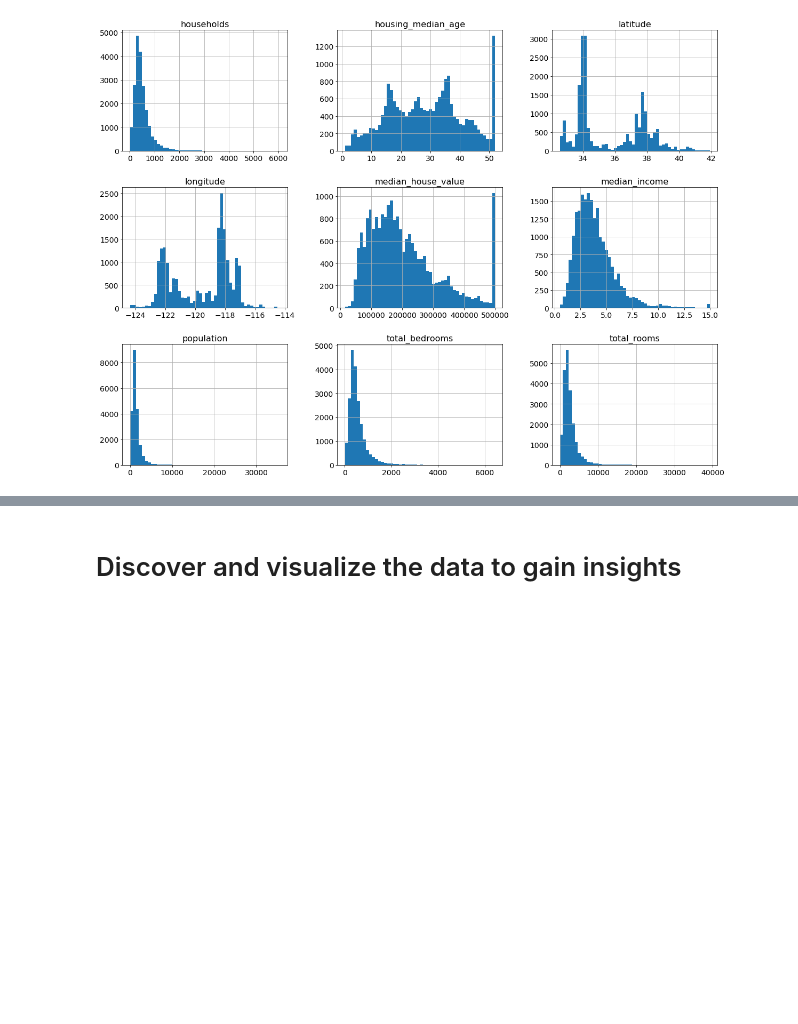
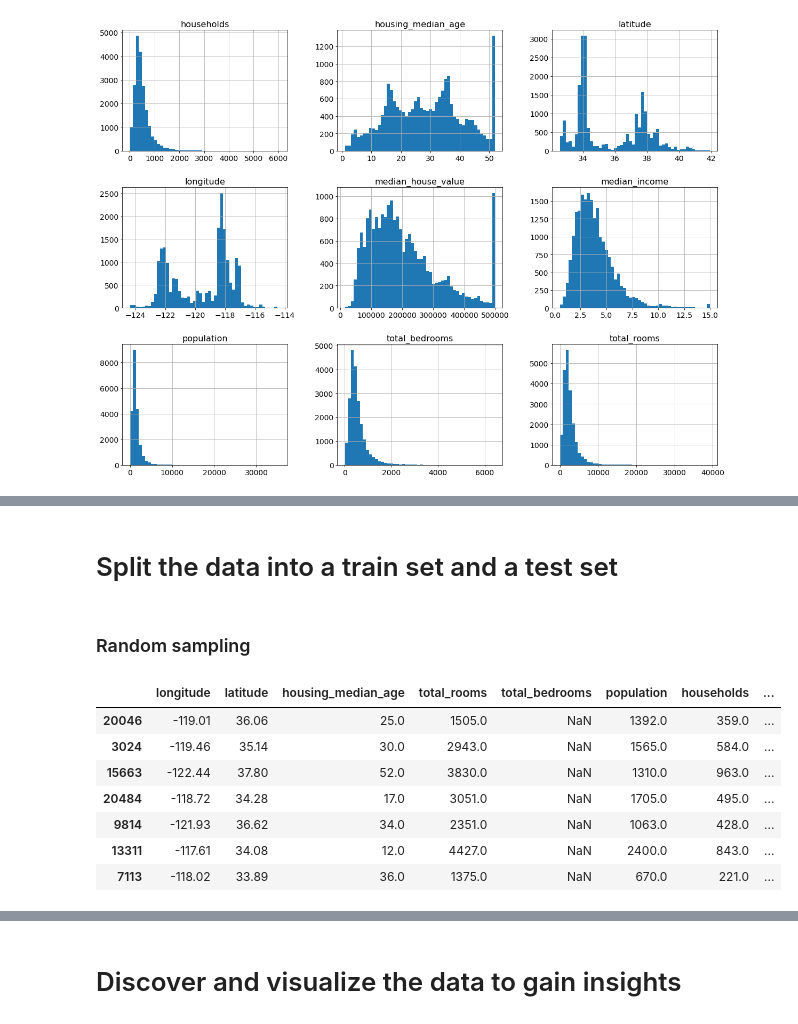
Before and after one commit to sandulas/Machine-Learning, a Jupyter notebook: CaliforniaHousing - Clean.ipynb, the cells around one changed output, grey strips where cells are left out. Drawn from its saved outputs; the diff is of its cells as text; code cells hidden in the pictures; blank space fills up the shorter version.

```diff
--- a/CaliforniaHousing - Clean.ipynb
+++ b/CaliforniaHousing - Clean.ipynb
@@ -43,7 +54,7 @@ def save_fig(fig_id, tight_layout=True, fig_extension="png", resolution=300):
         plt.tight_layout()
     plt.savefig(path, format=fig_extension, dpi=resolution)
 
-#Download the data and save it to the disk
+# Download the data and save it to the disk
 import tarfile
 from six.moves import urllib
 
@@ -64,6 +75,7 @@ fetch_housing_data()
 
 # Load the data in memmory
 import pandas as pd
+pd.set_option('display.width', 1000) #to avoid wrapping the long line outputs
 
 def load_housing_data(housing_path=HOUSING_PATH):
     csv_path = os.path.join(housing_path, "housing.csv")
@@ -185,4 +143,0 @@ housing["median_income"].hist()
-# %%
-housing["income_cat"] = pd.cut(housing["median_income"],
-                               bins=[0., 1.5, 3.0, 4.5, 6., np.inf],
-                               labels=[1, 2, 3, 4, 5])
@@ -221,0 +144,21 @@ for set_ in (strat_train_set, strat_test_set):
+# %% [markdown]
+# Split the data into a train set and a test set
+# %% [markdown]
+### Random sampling
+# %%
+# Random sampling
+from sklearn.model_selection import train_test_split
+
+# use a fixed random_state to make sure we get the same test set on every run (if the dataset is updated we won't get the same test set)
+train_set, test_set = train_test_split(housing, test_size=0.2, random_state=42)
+
+test_set.head(7)
+# %% [output]
+|  | longitude | latitude | housing_median_age | total_rooms | total_bedrooms | population | households | ... |
+| 20046 | -119.01 | 36.06 | 25.0 | 1505.0 | NaN | 1392.0 | 359.0 | ... |
+| 3024 | -119.46 | 35.14 | 30.0 | 2943.0 | NaN | 1565.0 | 584.0 | ... |
+| 15663 | -122.44 | 37.80 | 52.0 | 3830.0 | NaN | 1310.0 | 963.0 | ... |
+| 20484 | -118.72 | 34.28 | 17.0 | 3051.0 | NaN | 1705.0 | 495.0 | ... |
+| 9814 | -121.93 | 36.62 | 34.0 | 2351.0 | NaN | 1063.0 | 428.0 | ... |
+| 13311 | -117.61 | 34.08 | 12.0 | 4427.0 | NaN | 2400.0 | 843.0 | ... |
+| 7113 | -118.02 | 33.89 | 36.0 | 1375.0 | NaN | 670.0 | 221.0 | ... |
```
Also changed, not shown: parts of 26 cells of this notebook.
